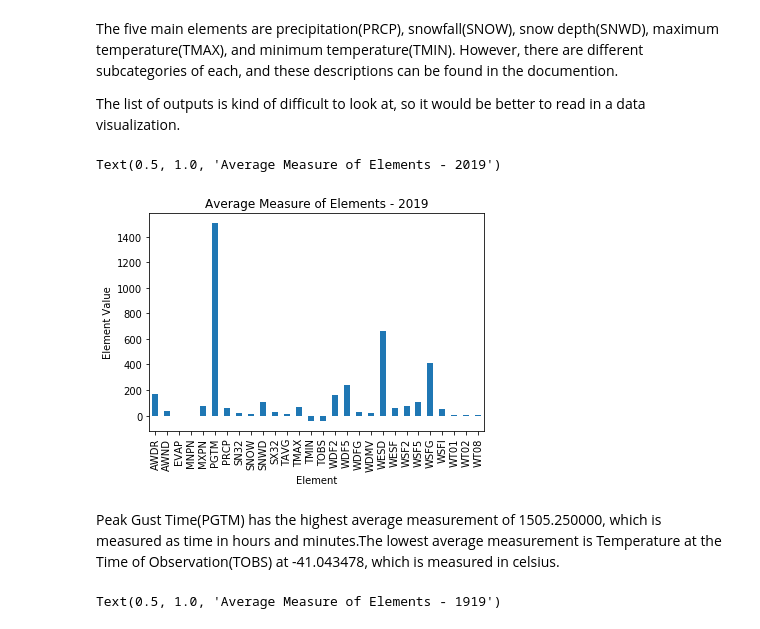
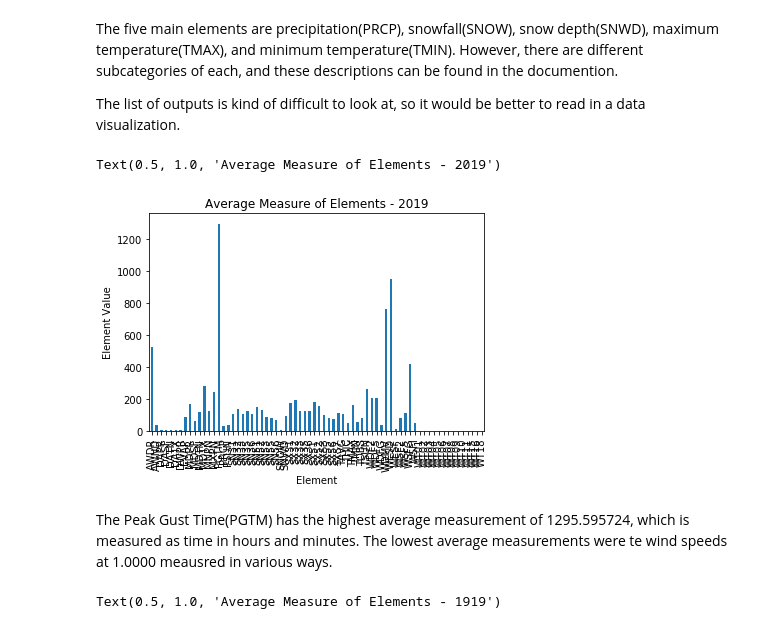
Before and after one commit to miaowu128/QTM350FinalProject, a Jupyter notebook: Elizabeth/Elizabeth.ipynb, the cells around one changed output. Drawn from its saved outputs; the diff is of its cells as text; code cells hidden in the pictures.

Commit message:
Edited dataset to read all the data

```diff
--- a/Elizabeth/Elizabeth.ipynb
+++ b/Elizabeth/Elizabeth.ipynb
@@ -175,6 +218,12 @@ To confirm that the files were copied over, I went back to my s3 to make sure th
 ![s3](NOAA_s3.png)
 # %% [markdown]
 To begin cleaning our data, you can see that our data does not have column names. The documentation lists what each column means (https://docs.opendata.aws/noaa-ghcn-pds/readme.html). We can begin by assigning column names to make it easier to read.
+# %%
+#This access the bucket we created
+bucket='open-data-analytics-noaa'
+data_key = 'NOAA_2019.csv'
+data_location = 's3://{}/{}'.format(bucket, data_key)
+df_2019 = pd.read_csv(data_location)
 # %%
 #Checking to see what columns look like
 df_2019.head()
@@ -274,14 +326,14 @@ The five main elements are precipitation(PRCP), snowfall(SNOW), snow depth(SNWD)
 
 The list of outputs is kind of difficult to look at, so it would be better to read in a data visualization.
 # %%
-plot = df_2019_Element.plot.bar(x='Element', y = 'Element_Value',bottom = 0.5)
+plot = df_2019_Element.plot.bar(x='Element', y = 'Element_Value',bottom = 1)
 plot.set_ylabel('Element Value')
 plot.set_title('Average Measure of Elements - 2019')
 # %% [output]
 Text(0.5, 1.0, 'Average Measure of Elements - 2019')
-[figure, old version]
+[figure, new version]
 # %% [markdown]
-Peak Gust Time(PGTM) has the highest average measurement of 1505.250000, which is measured as time in hours and minutes.The lowest average measurement is Temperature at the Time of Observation(TOBS) at -41.043478, which is measured in celsius.
+The Peak Gust Time(PGTM) has the highest average measurement of 1295.595724, which is measured as time in hours and minutes. The lowest average measurements were te wind speeds at 1.0000 meausred in various ways.
 # %%
 plot = df_1919_Element.plot.bar(x='Element', y = 'Element_Value',bottom = 0.5)
 plot.set_ylabel('Element Value')
```
Also changed, not shown: parts of 37 cells of this notebook.
